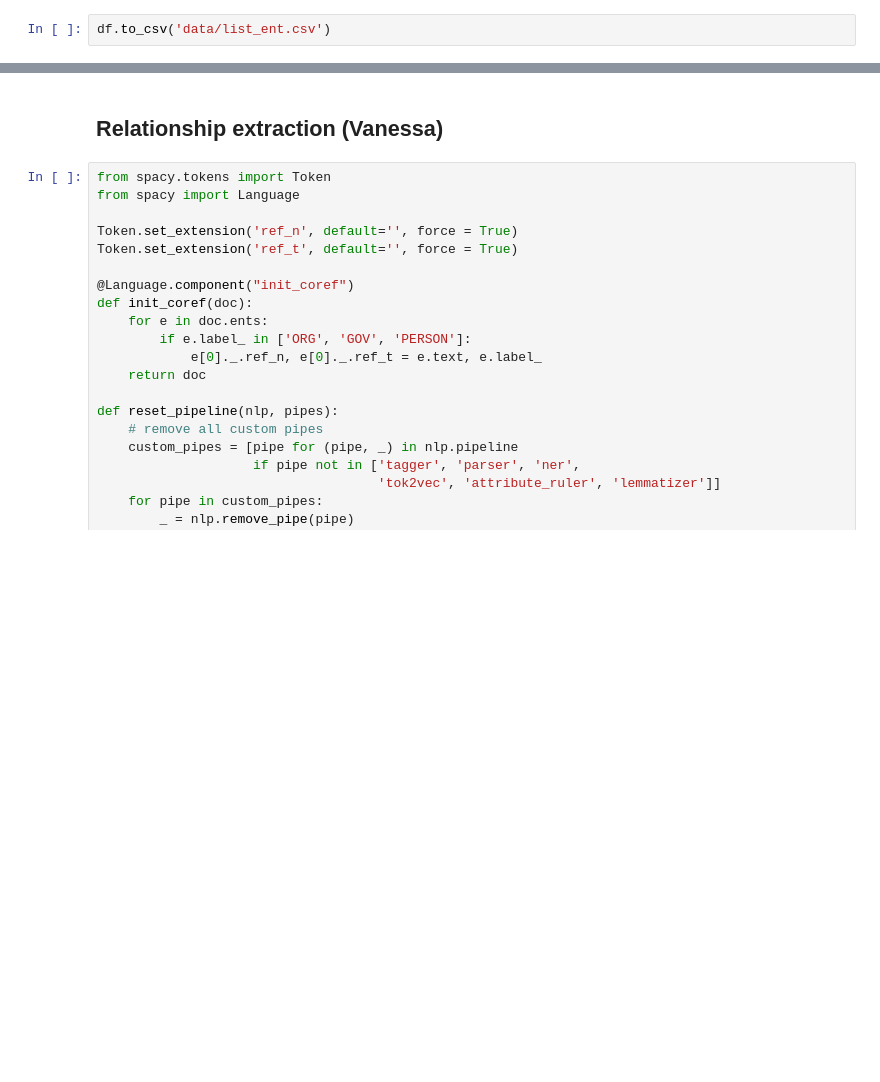
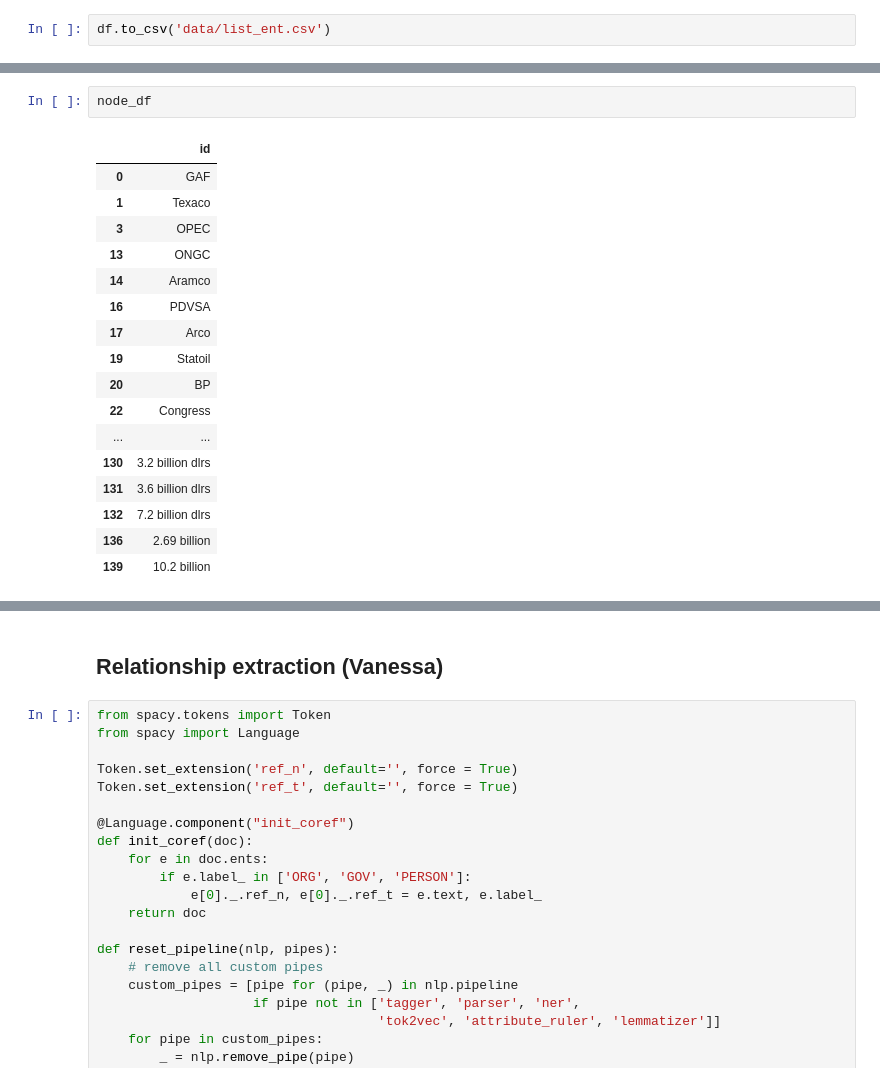
Before and after one commit to mokegg/Project_06-Algorythm, a Jupyter notebook: project_pipeline.ipynb, the cells around one changed output, grey strips where cells are left out. Saved outputs shown, nothing was run; the diff lists cells and outputs as text; blank space fills up the shorter version.

```diff
--- a/project_pipeline.ipynb
+++ b/project_pipeline.ipynb
@@ -69,0 +336,20 @@ df.to_csv('data/list_ent.csv')
+# %%
+node_df
+# %% [output]
+|  | id |
+| 0 | GAF |
+| 1 | Texaco |
+| 3 | OPEC |
+| 13 | ONGC |
+| 14 | Aramco |
+| 16 | PDVSA |
+| 17 | Arco |
+| 19 | Statoil |
+| 20 | BP |
+| 22 | Congress |
+| ... | ... |
+| 130 | 3.2 billion dlrs |
+| 131 | 3.6 billion dlrs |
+| 132 | 7.2 billion dlrs |
+| 136 | 2.69 billion |
+| 139 | 10.2 billion |
```
Also changed, not shown: parts of 45 cells of this notebook.
